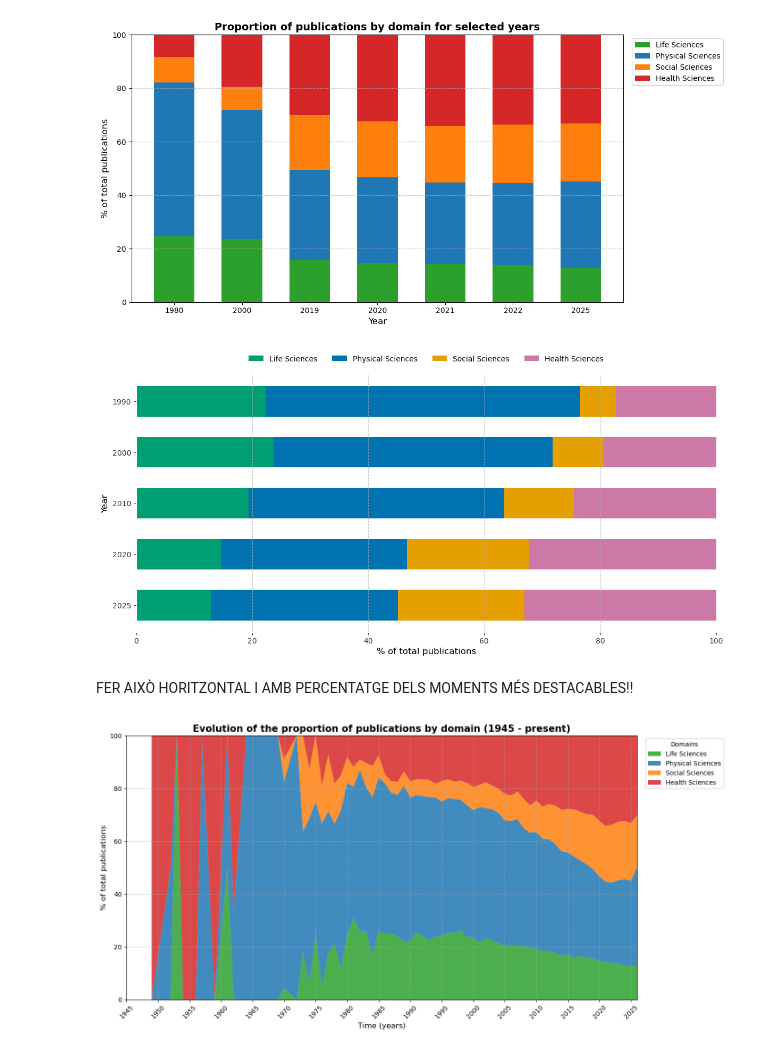
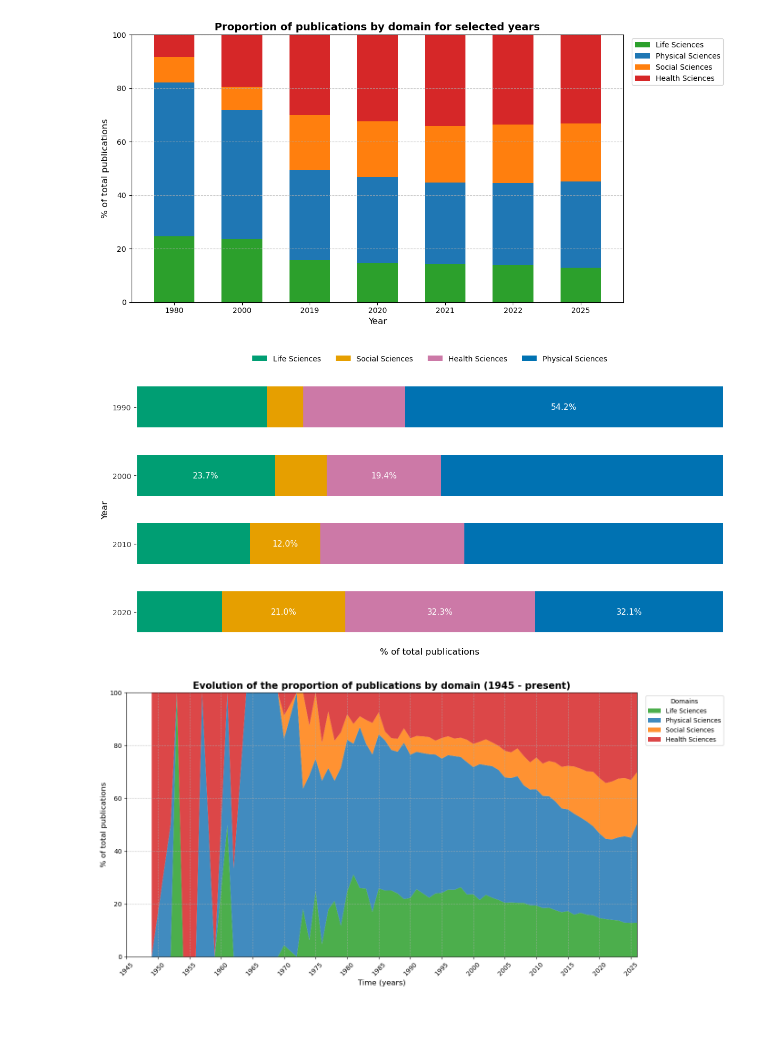
Before and after one commit to AdriRed/science-squared-avbd, a Jupyter notebook: notebooks/05_alba_domains_topics_plots.ipynb, the cells around one changed output. Drawn from its saved outputs; the diff is of its cells as text; code cells hidden in the pictures; blank space fills up the shorter version.

Commit message:
plot comparison and updated plots deviation and area chard

```diff
--- a/notebooks/05_alba_plots_domains_topics.ipynb
+++ b/notebooks/05_alba_domains_topics_plots.ipynb
@@ -779,10 +779,10 @@ df_plots = df.dropna(subset=["domain_name"])
 df_plots = df_plots.drop_duplicates(subset=["doi", "year"])
 
 taula_dominis = df_plots.groupby(["year", "domain_name"]).size().unstack(fill_value=0)
-order = ["Life Sciences", "Physical Sciences", "Social Sciences", "Health Sciences"]
+order = ["Life Sciences", "Social Sciences", "Health Sciences","Physical Sciences"]
 taula_dominis = taula_dominis[order]
 
-anys_a_mostrar = [1990, 2000, 2010, 2020, 2025]
+anys_a_mostrar = [1990, 2000, 2010, 2020]
 taula_seleccio = taula_dominis.loc[taula_dominis.index.isin(anys_a_mostrar)]
 taula_percent = taula_seleccio.div(taula_seleccio.sum(axis=1), axis=0) * 100
 
@@ -802,36 +802,67 @@ fig, ax = plt.subplots(figsize=(12, 6))
 anys_str = taula_percent.index.astype(str)
 left = np.zeros(len(taula_percent)) # L'equivalent al 'bottom' però per l'esquerra
 
 for i, col in enumerate(taula_percent.columns):
     ax.barh(anys_str, taula_percent[col],
             left=left, label=col, color=colors_list[i], height=0.6)
     left += taula_percent[col].values
 
 # 5. Estil
 #ax.set_title("Proportion of publications by domain for selected years", fontsize=14, fontweight='bold')
 ax.set_ylabel("Year", fontsize=12)
 ax.set_xlabel("% of total publications", fontsize=12)
 ax.set_xlim(0, 100) # L'eix X va de 0 a 100%
 ax.grid(axis='x', linestyle='--', alpha=0.7)
 ax.invert_yaxis()
 ax.legend(loc='lower center', bbox_to_anchor=(0.5, 1.02), ncol=4, title="", frameon=False)
 for spine in ax.spines.values():
     spine.set_color("#FFFFFF") # Gris fosc
 ax.tick_params(axis='both', colors='#333333') # Etiquetes dels números en gris
+#ax.set_xticks([0, 25, 50, 75, 100])
+ax.set_xticks([])
+
+etiquetes_demanades = {
+    (1990, "Physical Sciences"): "Physical",
+    (2000, "Life Sciences"): "Life",
+    (2000, "Health Sciences"): "Health",
+    (2010, "Social Sciences"): "Social",
+    (2020, "Social Sciences"): "Social",
+    (2020, "Health Sciences"): "Health",
+    (2020, "Physical Sciences"): "Physical"
+}
+
+for (any_sel, domini_sel), nom_curt in etiquetes_demanades.items():
+    # Comprovem que l'any estigui a la nostra selecció
+    if any_sel in taula_percent.index:
+        # Calculem la posició X on comença aquesta barra (la suma de les barres a la seva esquerra)
+        index_col = taula_percent.columns.get_loc(domini_sel)
+        if index_col == 0:
+            x_pos = 0
+        else:
+            x_pos = taula_percent.iloc[list(taula_percent.index).index(any_sel), :index_col].sum()
+
+        # Calculem la meitat de l'amplada de la barra per posar el text al mig
+        amplada = taula_percent.loc[any_sel, domini_sel]
+        x_mig = x_pos + (amplada / 2)
+
+        # El valor del percentatge
+        valor_text = taula_percent.loc[any_sel, domini_sel]
+
+        # Dibuixem el text (en negreta, blanc i al mig de la barra)
+        ax.text(x_mig, str(any_sel), f"{valor_text:.1f}%",
+                ha='center', va='center', color='white', fontsize=11)
 
 
 plt.tight_layout()
 
 # Desem el gràfic
 output_dir = "../plots/alba"
 os.makedirs(output_dir, exist_ok=True)
 plt.savefig(f"{output_dir}/horizontal_bars_proportion_by_year.png", dpi=300, bbox_inches='tight')
 
 plt.show()
 # %% [output]
-[figure, old version]
+[figure, new version]
-# %% [markdown]
-FER AIXÒ HORITZONTAL I AMB PERCENTATGE DELS MOMENTS MÉS DESTACABLES!!
 # %%
 df = pd.read_parquet("../data/processed/all_publications_enriched.parquet")
 df_plots = df.dropna(subset=["domain_name"])
```
Also changed, not shown: parts of 4 cells of this notebook.
